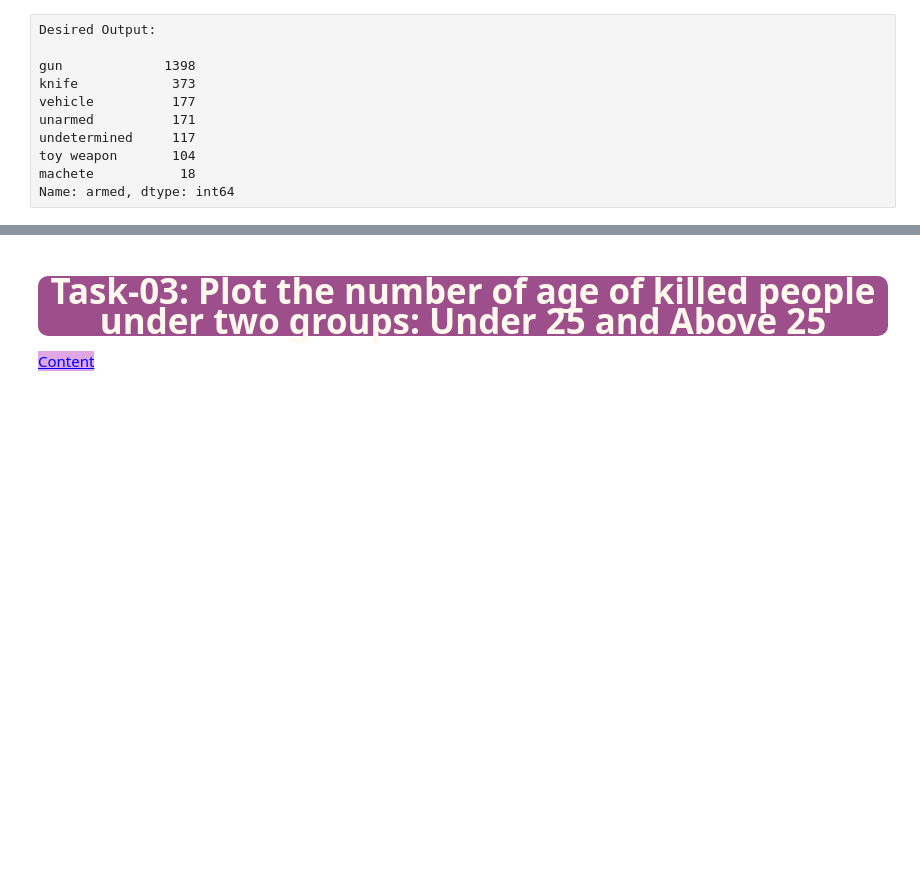
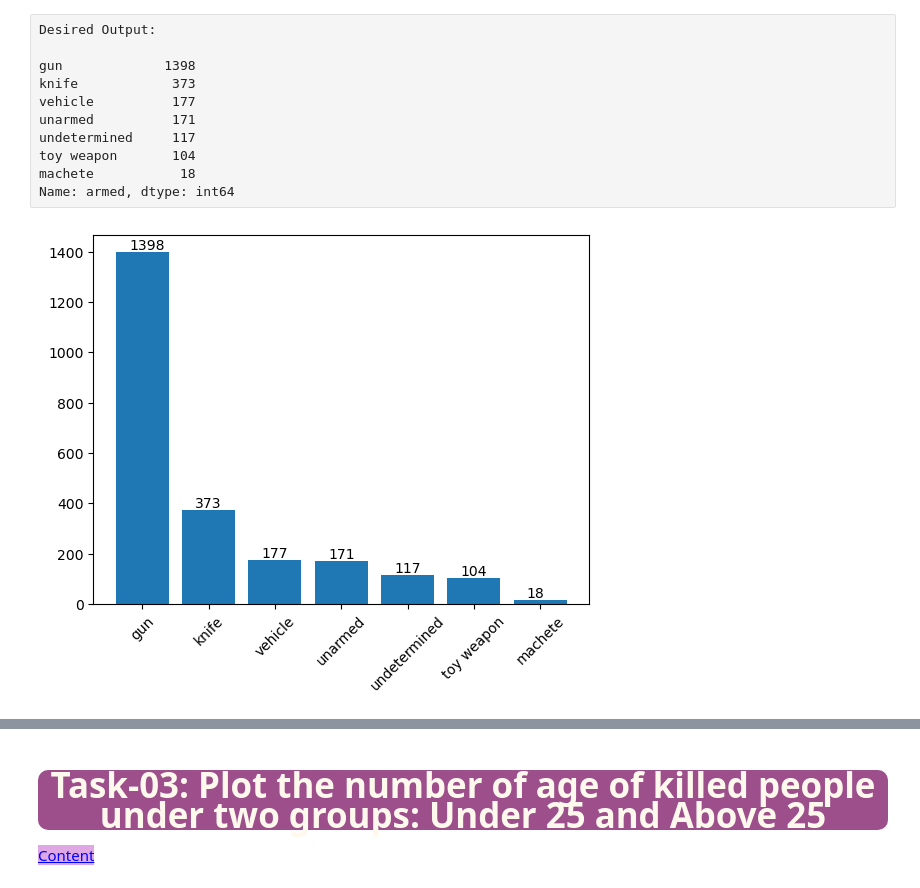
Before and after one commit to SongJiyeonPaek/CW_Assignments, a Jupyter notebook: DVwPy_Assignment_01(Matplotlib-PoliceKillings-US))/Assignment-1 (PoliceKillingUS-Matplotlib)-Student.ipynb, the cells around one changed output, grey strips where cells are left out. Drawn from its saved outputs; the diff is of its cells as text; code cells hidden in the pictures; blank space fills up the shorter version.

```diff
--- a/DVwPy_Assignment_01(Matplotlib-PoliceKillings-US))/Assignment-1 (PoliceKillingUS-Matplotlib)-Student.ipynb
+++ b/DVwPy_Assignment_01(Matplotlib-PoliceKillings-US))/Assignment-1 (PoliceKillingUS-Matplotlib)-Student.ipynb
@@ -228,3 +236,17 @@ Name: armed, dtype: int64
+# %%
+# With Matplolib
+
+# YOUR CODE IS HERE
+fig, ax = plt.subplots()
+most_weapons = kill["armed"].value_counts().head(7)
+y = ax.bar(most_weapons.index, most_weapons.values)
+
+for i in y.patches:
+    ax.annotate(i.get_height(), (i.get_x()+0.2, i.get_height()+10))
+
+plt.xticks(rotation = 45);
+# %% [output]
+[figure, added]
 # %% [markdown]
 Desired Output:
 
```
Also changed, not shown: parts of 29 cells of this notebook, 3 other files.
